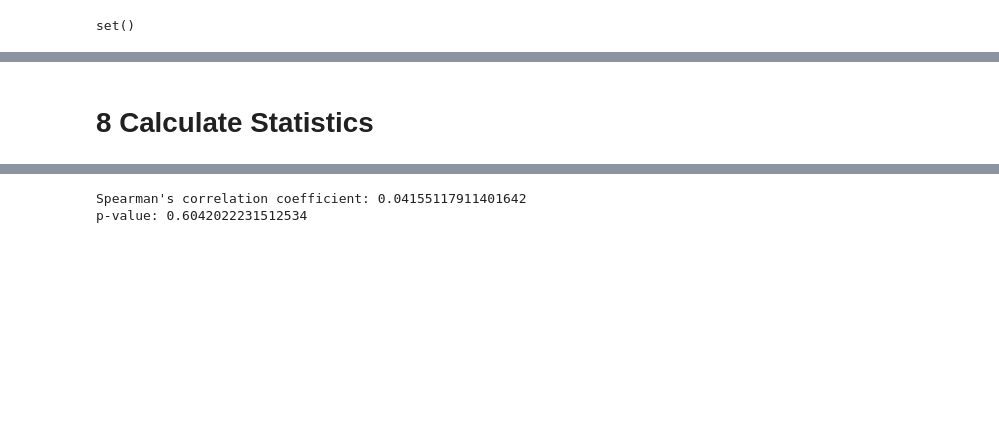
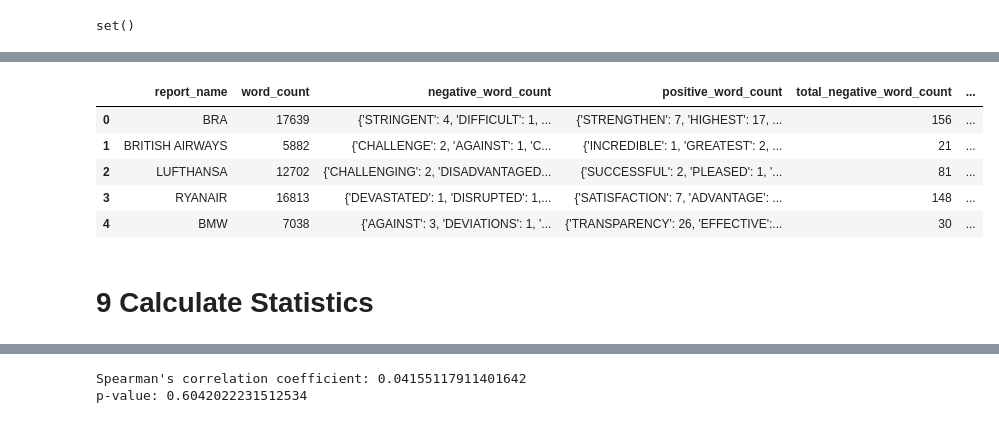
Before and after one commit to AxelWio/sustainability_analysis, a Jupyter notebook: Reportanalysis.ipynb, the cells around one changed output, grey strips where cells are left out. Drawn from its saved outputs; the diff is of its cells as text; code cells hidden in the pictures; blank space fills up the shorter version.

Commit message:
Adds all control variables

```diff
--- a/Reportanalysis.ipynb
+++ b/Reportanalysis.ipynb
@@ -326,0 +342,4 @@ merged_table.to_csv("report_table_count_all_industries.csv", index=False)
+# %%
+allcv = pd.read_csv('report_table_count_all_control_variables.csv')
+# %%
+allcv['roa'] = allcv['roa'].astype(str).str.replace(',', '.').astype(float)
@@ -327,2 +367,11 @@ merged_table.to_csv("report_table_count_all_industries.csv", index=False)
+# %%
+allcv.head()
+# %% [output]
+|  | report_name | word_count | negative_word_count | positive_word_count | total_negative_word_count | ... |
+| 0 | BRA | 17639 | {'STRINGENT': 4, 'DIFFICULT': 1, ... | {'STRENGTHEN': 7, 'HIGHEST': 17, ... | 156 | ... |
+| 1 | BRITISH AIRWAYS | 5882 | {'CHALLENGE': 2, 'AGAINST': 1, 'C... | {'INCREDIBLE': 1, 'GREATEST': 2, ... | 21 | ... |
+| 2 | LUFTHANSA | 12702 | {'CHALLENGING': 2, 'DISADVANTAGED... | {'SUCCESSFUL': 2, 'PLEASED': 1, '... | 81 | ... |
+| 3 | RYANAIR | 16813 | {'DEVASTATED': 1, 'DISRUPTED': 1,... | {'SATISFACTION': 7, 'ADVANTAGE': ... | 148 | ... |
+| 4 | BMW | 7038 | {'AGAINST': 3, 'DEVIATIONS': 1, '... | {'TRANSPARENCY': 26, 'EFFECTIVE':... | 30 | ... |
 # %% [markdown]
-# 8 Calculate Statistics
+# 9 Calculate Statistics
```
Also changed, not shown: parts of 12 cells of this notebook.
